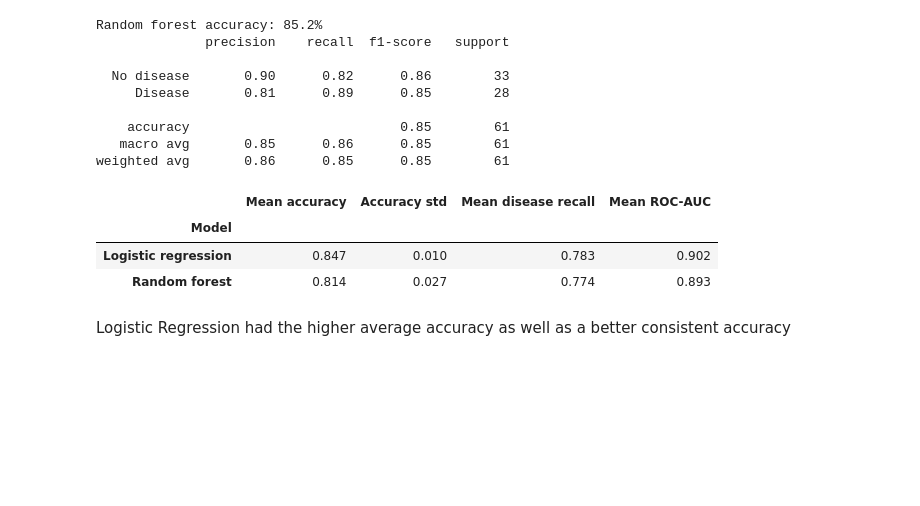
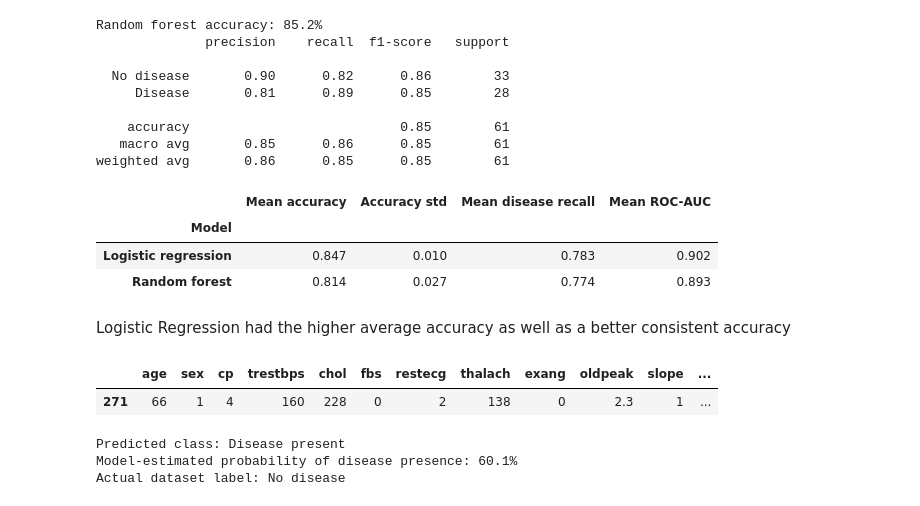
Before and after one commit to djoseph06/Heart-Disease-Classifier, a Jupyter notebook: Heart_Disease_Classifier.ipynb, the cells around one changed output. Cells and saved outputs as stored; diff of their text form; code cells hidden in the pictures; blank space fills up the shorter version.

```diff
--- a/Heart_Disease_Classifier.ipynb
+++ b/Heart_Disease_Classifier.ipynb
@@ -225,3 +225,23 @@ display(comparison.round(3))
 | Random forest | 0.814 | 0.027 | 0.774 | 0.893 |
 # %% [markdown]
 Logistic Regression had the higher average accuracy as well as a better consistent accuracy
+# %%
+
+sample_patient = X_test.iloc[[1]]
+
+prediction = logistic_model.predict(sample_patient)[0]
+probability = logistic_model.predict_proba(sample_patient)[0, 1]
+
+labels = {0: "No disease", 1: "Disease present"}
+
+display(sample_patient)
+
+print("Predicted class:", labels[prediction])
+print(f"Model-estimated probability of disease presence: {probability:.1%}")
+print("Actual dataset label:", labels[y_test.iloc[1]])
+# %% [output]
+|  | age | sex | cp | trestbps | chol | fbs | restecg | thalach | exang | oldpeak | slope | ... |
+| 271 | 66 | 1 | 4 | 160 | 228 | 0 | 2 | 138 | 0 | 2.3 | 1 | ... |
+Predicted class: Disease present
+Model-estimated probability of disease presence: 60.1%
+Actual dataset label: No disease
```
Also changed, not shown: parts of 3 cells of this notebook.
